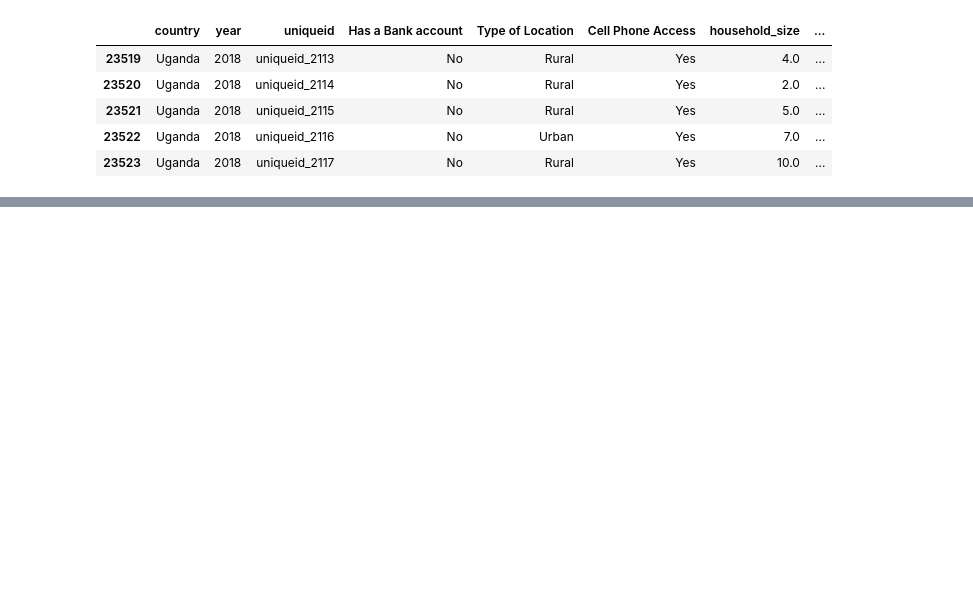
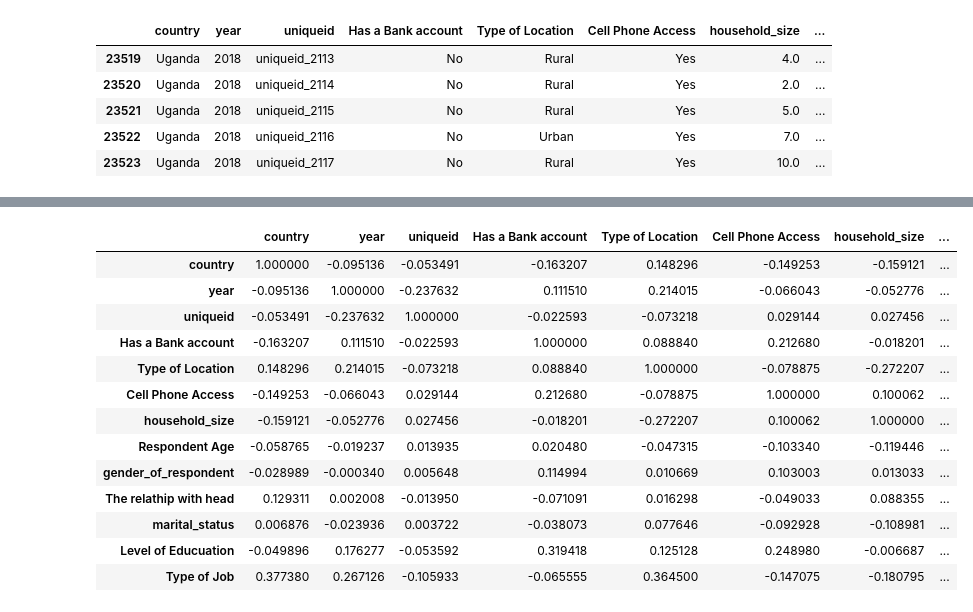
Before and after one commit to yves-moringa/CoreIpWk2, a Jupyter notebook: Moringa_Data_Science_Core_W2_Independent_Project_2022_03_Yves_Havugimana_Python_Notebook.ipynb, the cells around one changed output, grey strips where cells are left out. Drawn from its saved outputs; the diff is of its cells as text; code cells hidden in the pictures; blank space fills up the shorter version.

```diff
--- a/Moringa_Data_Science_Core_W2_Independent_Project_2022_03_Yves_Havugimana_Python_Notebook.ipynb
+++ b/Moringa_Data_Science_Core_W2_Independent_Project_2022_03_Yves_Havugimana_Python_Notebook.ipynb
@@ -317,0 +127,24 @@ Index(['country', 'year', 'uniqueid', 'Has a Bank account', 'Type of Location',
+# %%
+# Replacing missing values with median
+
+import math
+
+fin_all_hh_med = math.floor (fin_all.household_size.median())
+
+fin_all.household_size = fin_all.household_size.fillna(fin_all_hh_med)
+
+# Changing datatypes from float to integer
+
+fin_all['household_size'] = fin_all['household_size'].astype('int64')
+# %%
+# Replacing missing values with median
+
+import math
+
+fin_all_ra_med = math.floor (fin_all["Respondent Age"].median())
+
+fin_all["Respondent Age"] = fin_all["Respondent Age"].fillna(fin_all_ra_med)
+
+fin_all['Respondent Age'] = fin_all['Respondent Age'].astype('int64')
+# %%
+fin_all['year'] = fin_all["year"].astype(str)
@@ -317,0 +252,11 @@ Index(['country', 'year', 'uniqueid', 'Has a Bank account', 'Type of Location',
+# %%
+# We change all values into numericals in order to calculate correlations
+
+fin_all_num = fin_all
+
+for col in fin_all_num.columns:
+    if (fin_all_num[col].dtype == 'object'):
+        fin_all_num[col] = fin_all_num[col].astype('category')
+        fin_all_num[col] = fin_all_num[col].cat.codes
+
+fin_all_num
@@ -317,0 +293,17 @@ Index(['country', 'year', 'uniqueid', 'Has a Bank account', 'Type of Location',
+# %%
+fin_all_num.corr()
+# %% [output]
+|  | country | year | uniqueid | Has a Bank account | Type of Location | Cell Phone Access | household_size | ... |
+| country | 1.000000 | -0.095136 | -0.053491 | -0.163207 | 0.148296 | -0.149253 | -0.159121 | ... |
+| year | -0.095136 | 1.000000 | -0.237632 | 0.111510 | 0.214015 | -0.066043 | -0.052776 | ... |
+| uniqueid | -0.053491 | -0.237632 | 1.000000 | -0.022593 | -0.073218 | 0.029144 | 0.027456 | ... |
+| Has a Bank account | -0.163207 | 0.111510 | -0.022593 | 1.000000 | 0.088840 | 0.212680 | -0.018201 | ... |
+| Type of Location | 0.148296 | 0.214015 | -0.073218 | 0.088840 | 1.000000 | -0.078875 | -0.272207 | ... |
+| Cell Phone Access | -0.149253 | -0.066043 | 0.029144 | 0.212680 | -0.078875 | 1.000000 | 0.100062 | ... |
+| household_size | -0.159121 | -0.052776 | 0.027456 | -0.018201 | -0.272207 | 0.100062 | 1.000000 | ... |
+| Respondent Age | -0.058765 | -0.019237 | 0.013935 | 0.020480 | -0.047315 | -0.103340 | -0.119446 | ... |
+| gender_of_respondent | -0.028989 | -0.000340 | 0.005648 | 0.114994 | 0.010669 | 0.103003 | 0.013033 | ... |
+| The relathip with head | 0.129311 | 0.002008 | -0.013950 | -0.071091 | 0.016298 | -0.049033 | 0.088355 | ... |
+| marital_status | 0.006876 | -0.023936 | 0.003722 | -0.038073 | 0.077646 | -0.092928 | -0.108981 | ... |
+| Level of Educuation | -0.049896 | 0.176277 | -0.053592 | 0.319418 | 0.125128 | 0.248980 | -0.006687 | ... |
+| Type of Job | 0.377380 | 0.267126 | -0.105933 | -0.065555 | 0.364500 | -0.147075 | -0.180795 | ... |
```
Also changed, not shown: parts of 60 cells of this notebook.
